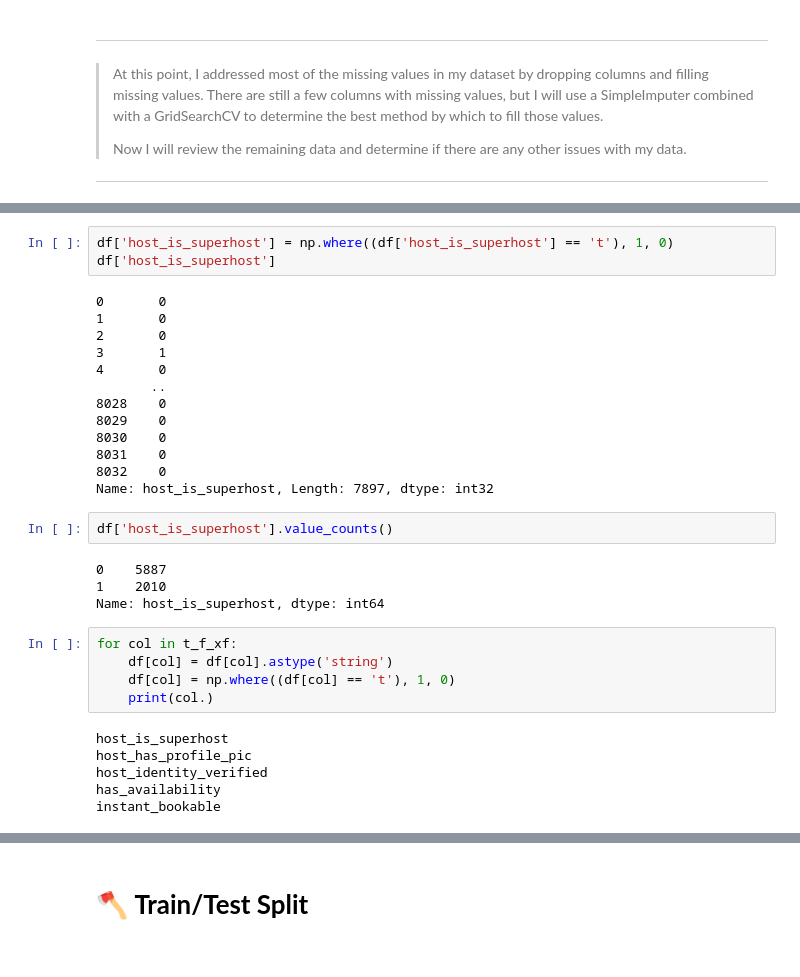
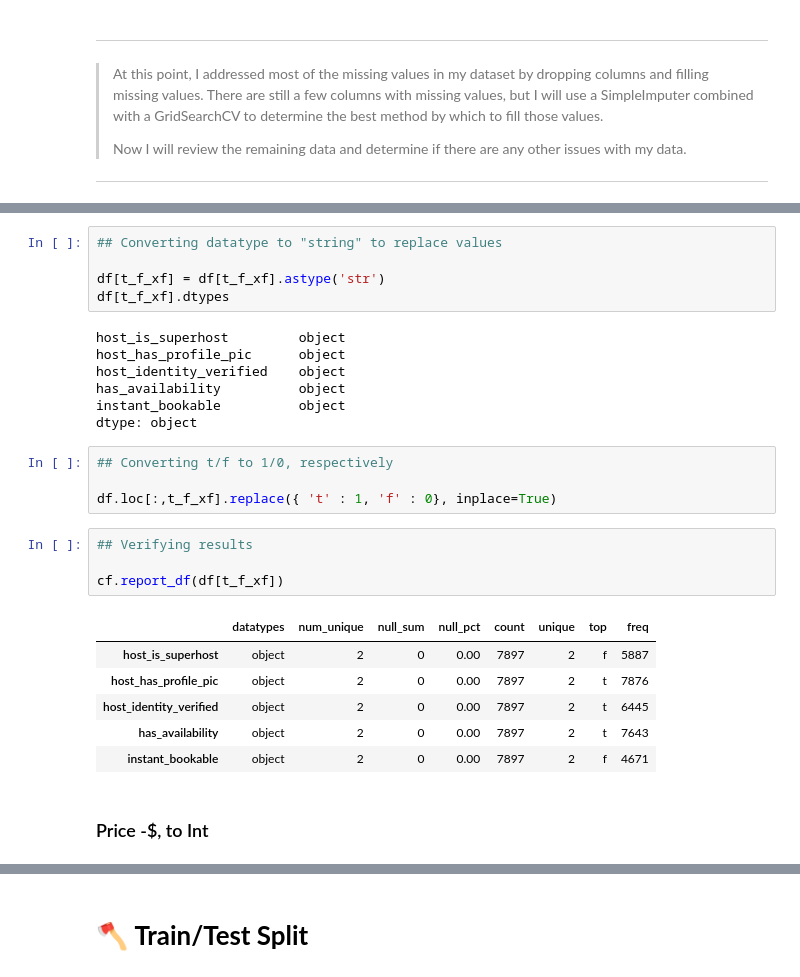
Before and after one commit to BenJMcCarty/Helping_Your_Hosts, a Jupyter notebook: Main.ipynb, the cells around one changed output, grey strips where cells are left out. Drawn from its saved outputs; the diff is of its cells as text.

```diff
--- a/Main.ipynb
+++ b/Main.ipynb
@@ -557,36 +588,32 @@ t_f_xf
  'host_identity_verified',
  'has_availability',
  'instant_bookable']
-# %%
-df['host_is_superhost'] = np.where((df['host_is_superhost'] == 't'), 1, 0)
-df['host_is_superhost']
-# %% [output]
-0       0
-1       0
-2       0
-3       1
-4       0
-       ..
-8028    0
-8029    0
-8030    0
-8031    0
-8032    0
-Name: host_is_superhost, Length: 7897, dtype: int32
-# %%
-df['host_is_superhost'].value_counts()
-# %% [output]
-0    5887
-1    2010
-Name: host_is_superhost, dtype: int64
-# %%
-for col in t_f_xf:
-    df[col] = df[col].astype('string')
-    df[col] = np.where((df[col] == 't'), 1, 0)
-    print(col.)
-# %% [output]
-host_is_superhost
-host_has_profile_pic
-host_identity_verified
-has_availability
-instant_bookable
+# %%
+## Converting datatype to "string" to replace values
+
+df[t_f_xf] = df[t_f_xf].astype('str')
+df[t_f_xf].dtypes
+# %% [output]
+host_is_superhost         object
+host_has_profile_pic      object
+host_identity_verified    object
+has_availability          object
+instant_bookable          object
+dtype: object
+# %%
+## Converting t/f to 1/0, respectively
+
+df.loc[:,t_f_xf].replace({ 't' : 1, 'f' : 0}, inplace=True)
+# %%
+## Verifying results
+
+cf.report_df(df[t_f_xf])
+# %% [output]
+|  | datatypes | num_unique | null_sum | null_pct | count | unique | top | freq |
+| host_is_superhost | object | 2 | 0 | 0.00 | 7897 | 2 | f | 5887 |
+| host_has_profile_pic | object | 2 | 0 | 0.00 | 7897 | 2 | t | 7876 |
+| host_identity_verified | object | 2 | 0 | 0.00 | 7897 | 2 | t | 6445 |
+| has_availability | object | 2 | 0 | 0.00 | 7897 | 2 | t | 7643 |
+| instant_bookable | object | 2 | 0 | 0.00 | 7897 | 2 | f | 4671 |
+# %% [markdown]
+### Price -$, to Int
```
Also changed, not shown: parts of 47 cells of this notebook, 1 other file.
